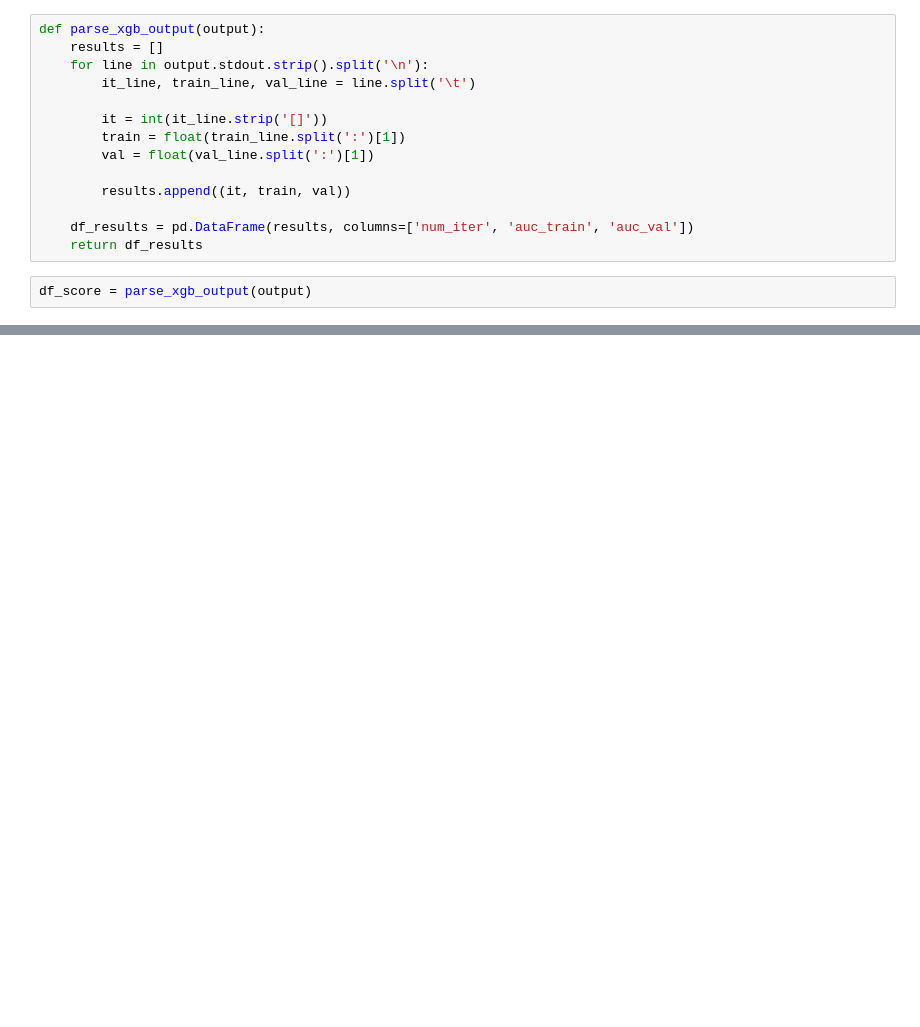
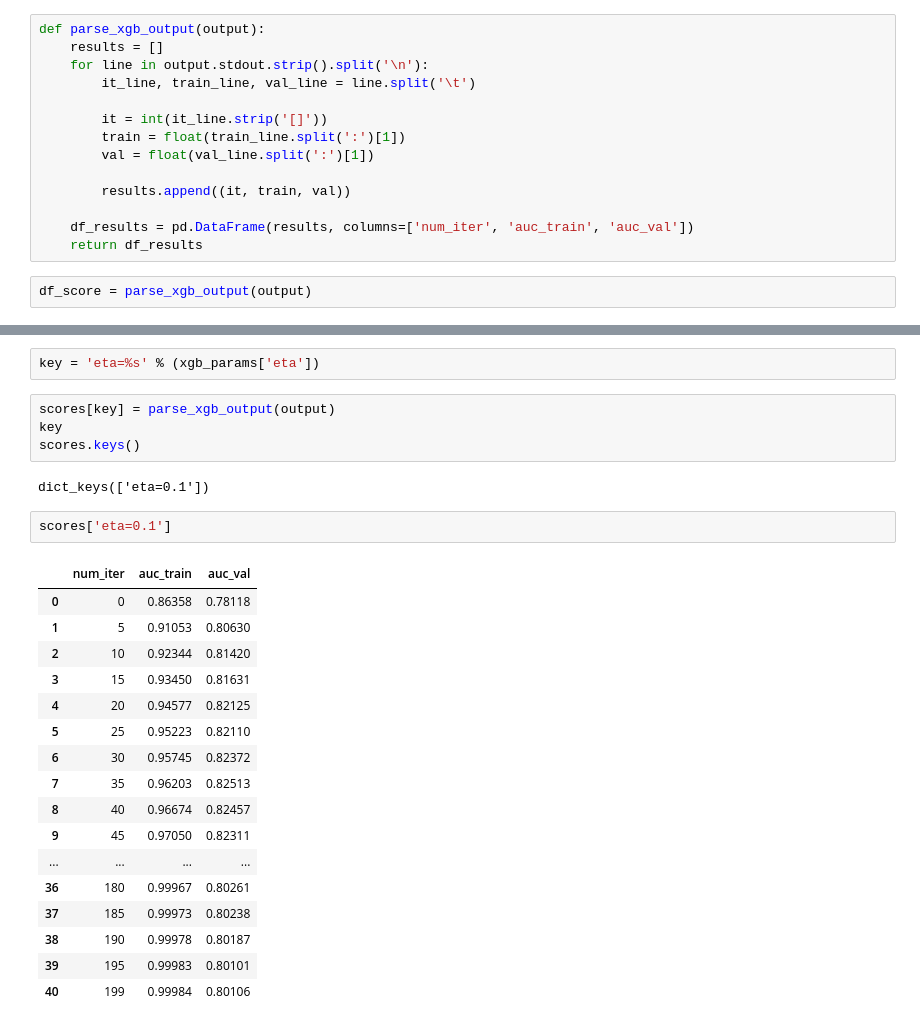
Before and after one commit to MarshallW11/ml-zoomcamp, a Jupyter notebook: 06-Decision-Trees-And-Ensemble/credit_risk_scoring_project.ipynb, the cells around one changed output, grey strips where cells are left out. Cells and saved outputs as stored; diff of their text form; blank space fills up the shorter version.

```diff
--- a/06-Decision-Trees-And-Ensemble/credit_risk_scoring_project.ipynb
+++ b/06-Decision-Trees-And-Ensemble/credit_risk_scoring_project.ipynb
@@ -674,0 +675,28 @@ plt.legend()
+# %%
+key = 'eta=%s' % (xgb_params['eta'])
+# %%
+scores[key] = parse_xgb_output(output)
+key
+scores.keys()
+# %% [output]
+dict_keys(['eta=0.1'])
+# %%
+scores['eta=0.1']
+# %% [output]
+|  | num_iter | auc_train | auc_val |
+| 0 | 0 | 0.86358 | 0.78118 |
+| 1 | 5 | 0.91053 | 0.80630 |
+| 2 | 10 | 0.92344 | 0.81420 |
+| 3 | 15 | 0.93450 | 0.81631 |
+| 4 | 20 | 0.94577 | 0.82125 |
+| 5 | 25 | 0.95223 | 0.82110 |
+| 6 | 30 | 0.95745 | 0.82372 |
+| 7 | 35 | 0.96203 | 0.82513 |
+| 8 | 40 | 0.96674 | 0.82457 |
+| 9 | 45 | 0.97050 | 0.82311 |
+| ... | ... | ... | ... |
+| 36 | 180 | 0.99967 | 0.80261 |
+| 37 | 185 | 0.99973 | 0.80238 |
+| 38 | 190 | 0.99978 | 0.80187 |
+| 39 | 195 | 0.99983 | 0.80101 |
+| 40 | 199 | 0.99984 | 0.80106 |
```
Also changed, not shown: parts of 31 cells of this notebook.
